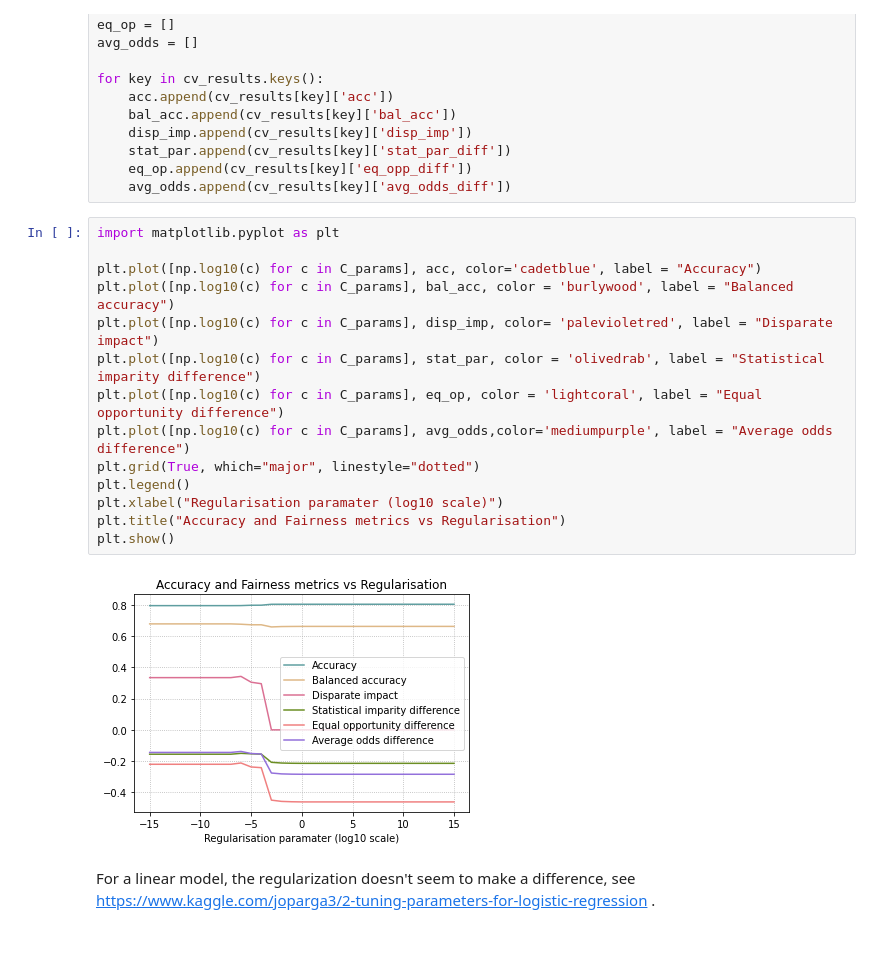
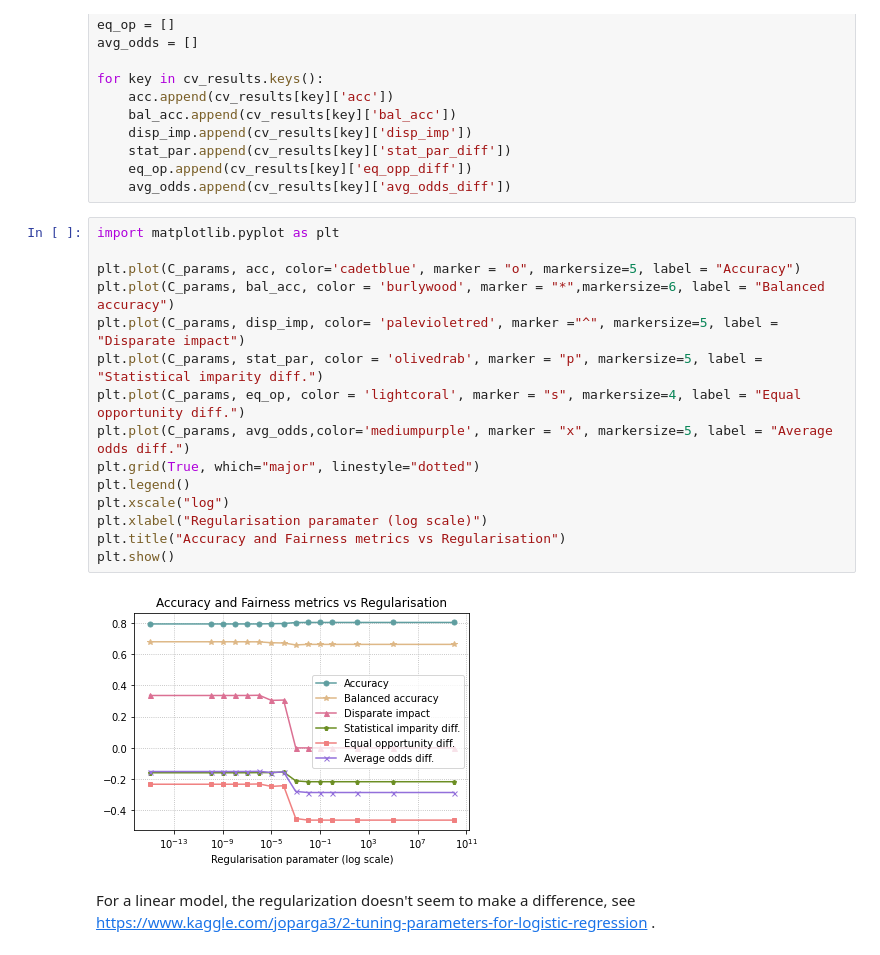
Before and after one commit to hl-anna/icl_ai_ethics, a Jupyter notebook: ML_Fairness_Cw.ipynb, the cells around one changed output. Cells and saved outputs as stored; diff of their text form.

Commit message:
improved plots & task 3 almost done

```diff
--- a/ML_Fairness_Cw.ipynb
+++ b/ML_Fairness_Cw.ipynb
@@ -250,19 +211,20 @@ for key in cv_results.keys():
 # %%
 import matplotlib.pyplot as plt
 
-plt.plot([np.log10(c) for c in C_params], acc, color='cadetblue', label = "Accuracy")
-plt.plot([np.log10(c) for c in C_params], bal_acc, color = 'burlywood', label = "Balanced accuracy")
-plt.plot([np.log10(c) for c in C_params], disp_imp, color= 'palevioletred', label = "Disparate impact")
-plt.plot([np.log10(c) for c in C_params], stat_par, color = 'olivedrab', label = "Statistical imparity difference")
-plt.plot([np.log10(c) for c in C_params], eq_op, color = 'lightcoral', label = "Equal opportunity difference")
-plt.plot([np.log10(c) for c in C_params], avg_odds,color='mediumpurple', label = "Average odds difference")
+plt.plot(C_params, acc, color='cadetblue', marker = "o", markersize=5, label = "Accuracy")
+plt.plot(C_params, bal_acc, color = 'burlywood', marker = "*",markersize=6, label = "Balanced accuracy")
+plt.plot(C_params, disp_imp, color= 'palevioletred', marker ="^", markersize=5, label = "Disparate impact")
+plt.plot(C_params, stat_par, color = 'olivedrab', marker = "p", markersize=5, label = "Statistical imparity diff.")
+plt.plot(C_params, eq_op, color = 'lightcoral', marker = "s", markersize=4, label = "Equal opportunity diff.")
+plt.plot(C_params, avg_odds,color='mediumpurple', marker = "x", markersize=5, label = "Average odds diff.")
 plt.grid(True, which="major", linestyle="dotted")
 plt.legend()
-plt.xlabel("Regularisation paramater (log10 scale)")
+plt.xscale("log")
+plt.xlabel("Regularisation paramater (log scale)")
 plt.title("Accuracy and Fairness metrics vs Regularisation")
 plt.show()
 # %% [output]
-[figure, old version]
+[figure, new version]
 # %% [markdown]
 For a linear model, the regularization doesn't seem to make a difference, see https://www.kaggle.com/joparga3/2-tuning-parameters-for-logistic-regression .
 # %% [markdown]
```
Also changed, not shown: parts of 10 cells of this notebook.
